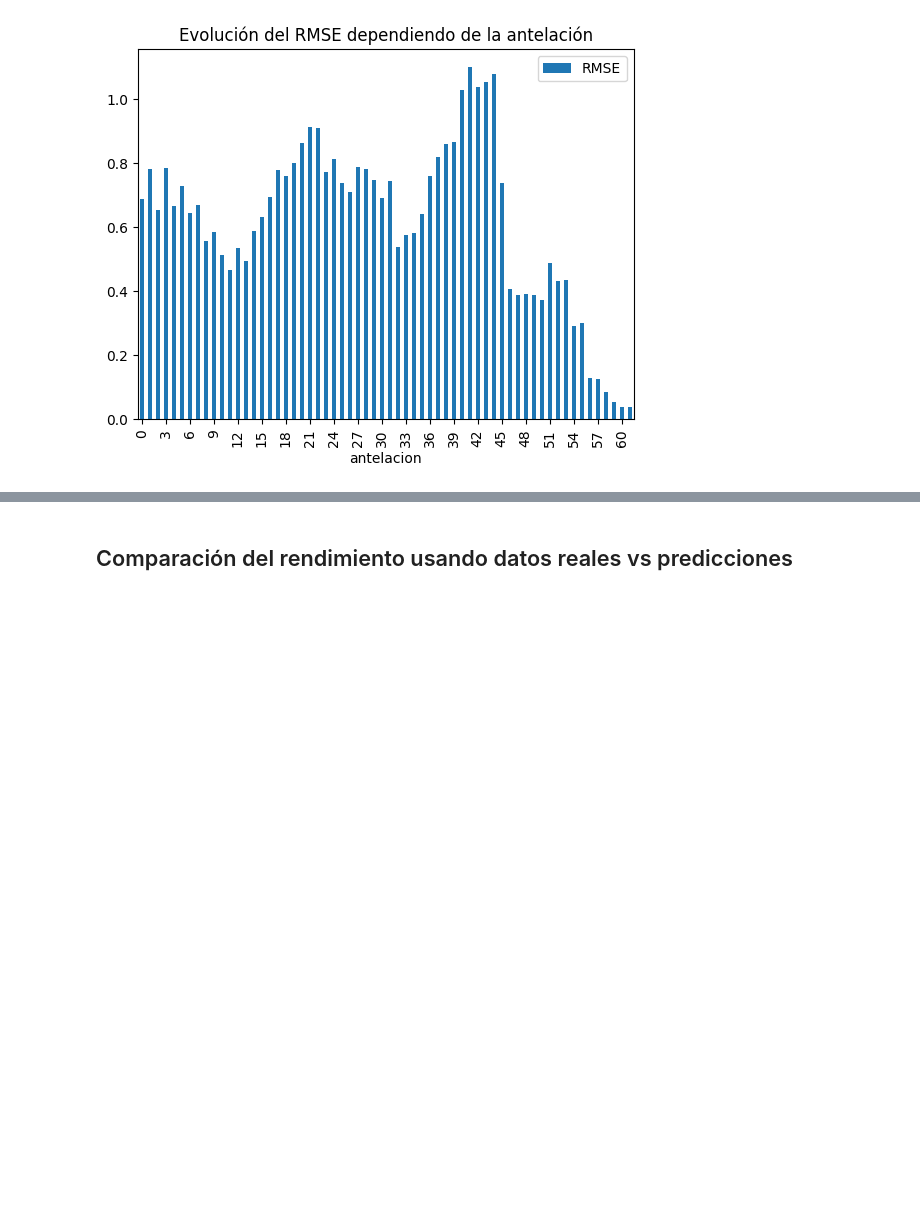
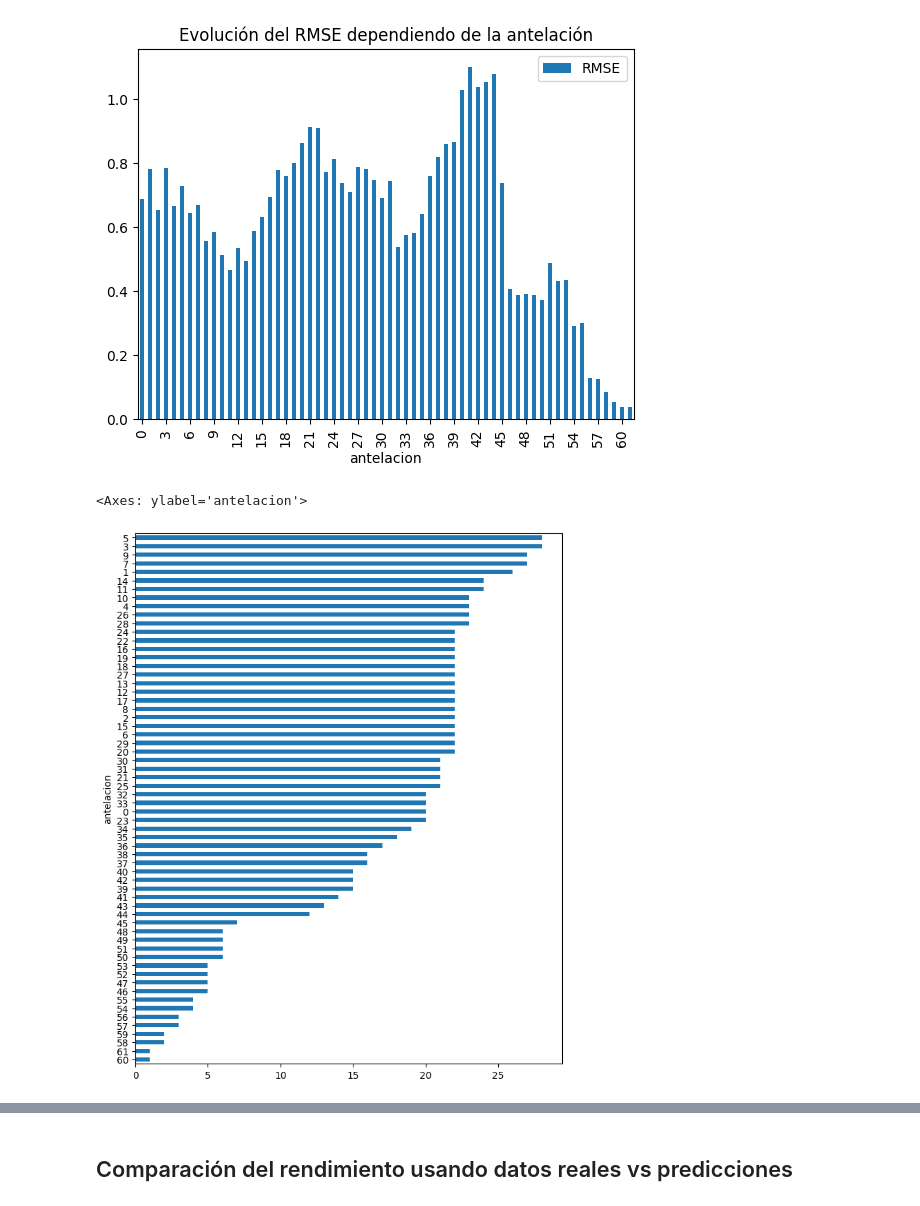
Before and after one commit to MarioBaldocchi/PD, a Jupyter notebook: forecasts/evaluacion.ipynb, the cells around one changed output, grey strips where cells are left out. Drawn from its saved outputs; the diff is of its cells as text; code cells hidden in the pictures; blank space fills up the shorter version.

```diff
--- a/forecasts/evaluacion.ipynb
+++ b/forecasts/evaluacion.ipynb
@@ -167,3 +169,9 @@ plt.xticks([i for i in range(0,df_evaluacion.antelacion.max() + 1, 3)])
   Text(57, 0, '57'),
   Text(60, 0, '60')])
 [figure]
+# %%
+plt.figure(figsize=(8,10))
+antelacion_obs_reales.sort_values().value_counts().sort_values().plot(kind="barh")
+# %% [output]
+<Axes: ylabel='antelacion'>
+[figure, added]
```
Also changed, not shown: parts of 13 cells of this notebook, 1 other file.
